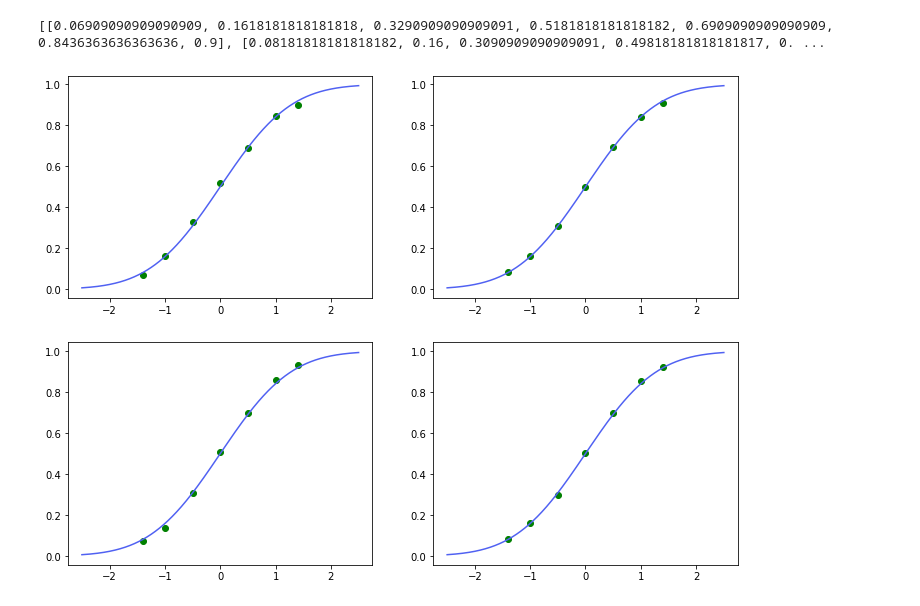
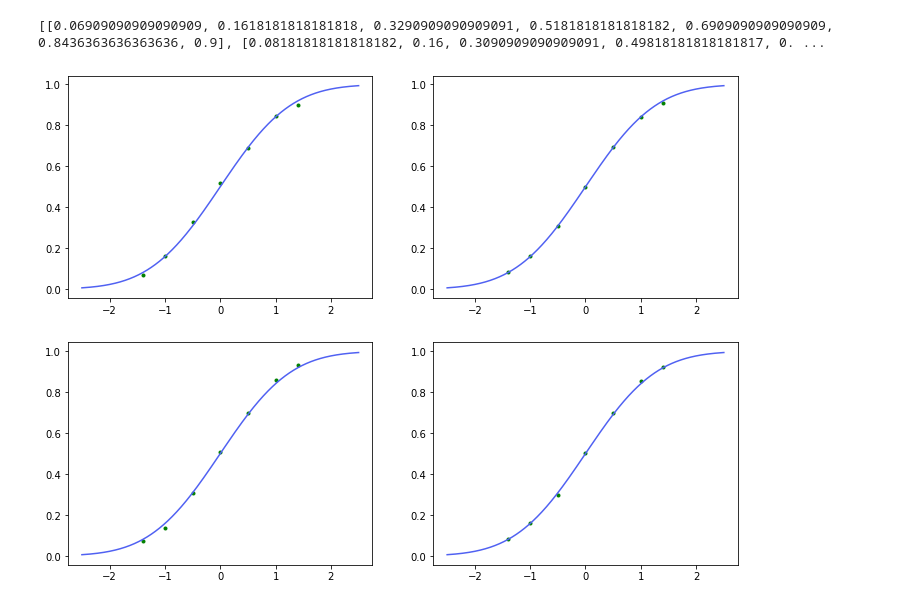
Before and after one commit to Ravocado/Probability-Project-3, a Jupyter notebook: CLTAnalysis.ipynb, the cells around one changed output. Cells and saved outputs as stored; diff of their text form; code cells hidden in the pictures.

```diff
--- a/CLTAnalysis.ipynb
+++ b/CLTAnalysis.ipynb
@@ -70,28 +70,28 @@ print(standCDFs)
 # %%
 import scipy.stats as ss
 
 normX = np.linspace(-2.5, 2.5, 1000)
 normY = ss.norm.cdf(normX)
 
 plt.figure(figsize = (12, 9))
 plt.subplot(2, 2, 1)
 plt.plot(normX, normY, color = "#5061F2")
 for i in range(len(events)):
-    plt.scatter(events[i], standCDFs[0][i], color = "green")
+    plt.scatter(events[i], standCDFs[0][i], color = "green", marker = '.')
 
 plt.subplot(2, 2, 2)
 plt.plot(normX, normY, color = "#5061F2")
 for i in range(len(events)):
-    plt.scatter(events[i], standCDFs[1][i], color = "green")
+    plt.scatter(events[i], standCDFs[1][i], color = "green", marker = '.')
 
 plt.subplot(2, 2, 3)
 plt.plot(normX, normY, color = "#5061F2")
 for i in range(len(events)):
-    plt.scatter(events[i], standCDFs[2][i], color = "green")
+    plt.scatter(events[i], standCDFs[2][i], color = "green", marker = '.')
 
 plt.subplot(2, 2, 4)
 plt.plot(normX, normY, color = "#5061F2")
 for i in range(len(events)):
-    plt.scatter(events[i], standCDFs[3][i], color = "green")
+    plt.scatter(events[i], standCDFs[3][i], color = "green", marker = '.')
 # %% [output]
-[figure, old version]
+[figure, new version]
```
